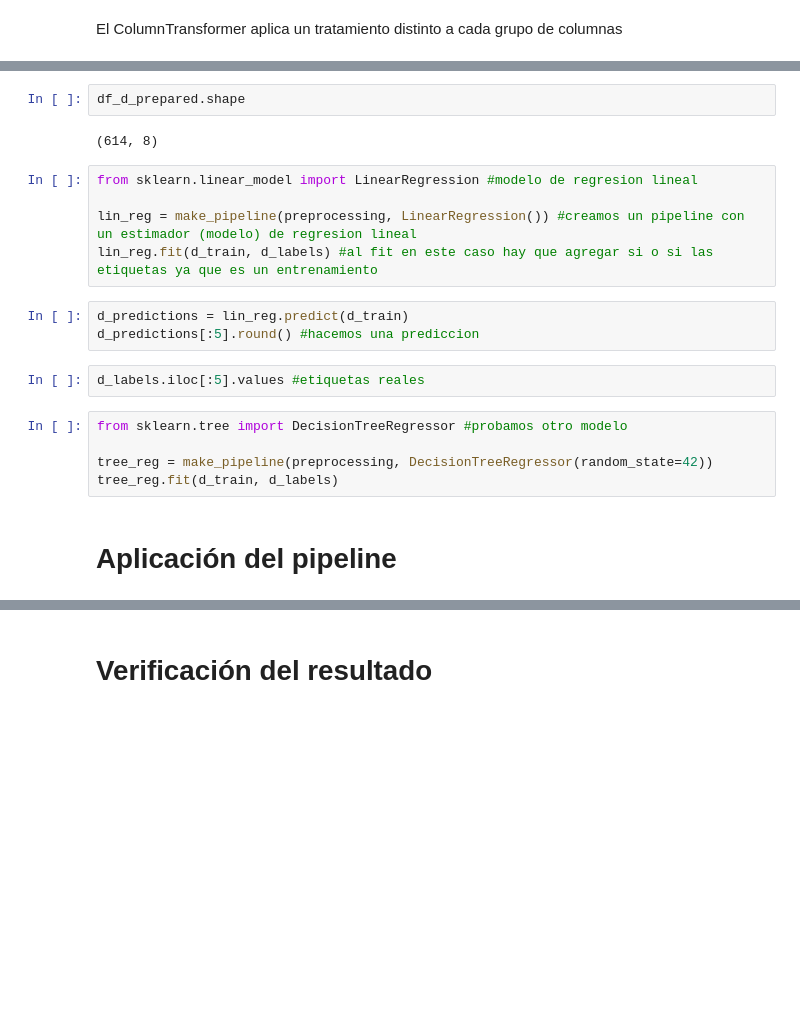
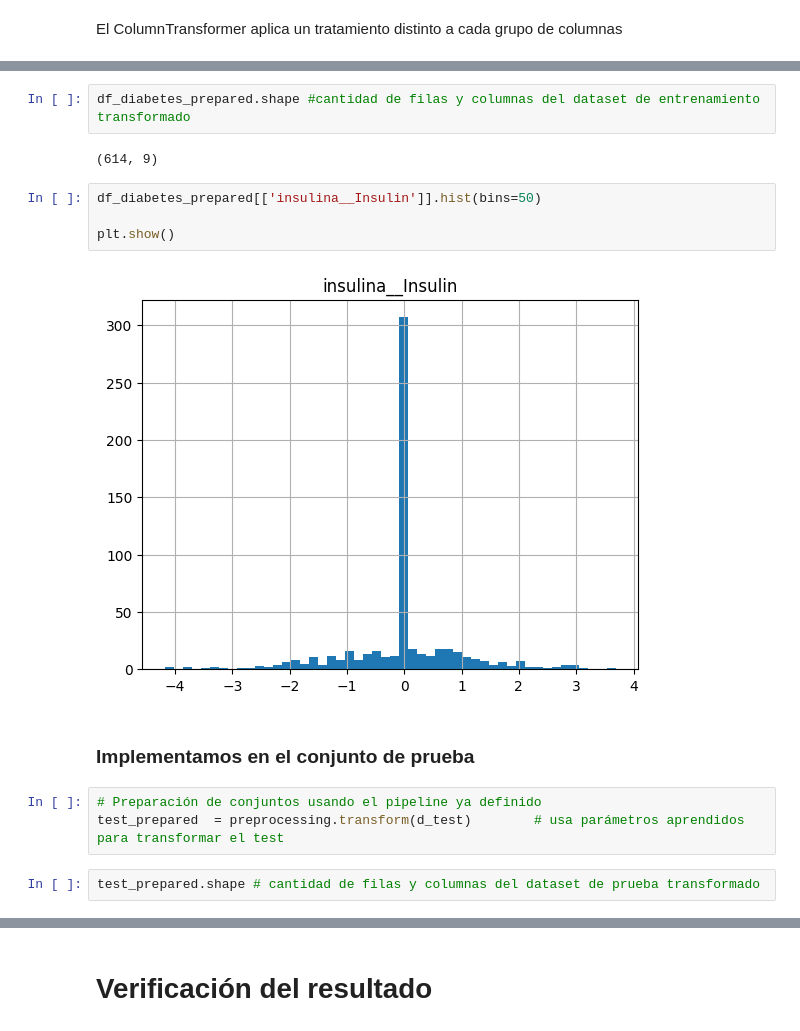
Before and after one commit to LuciaSaravia/Aprendizaje-Automatico, a Jupyter notebook: TP2_pipelines_grupo_5.ipynb, the cells around one changed output, grey strips where cells are left out. Drawn from its saved outputs; the diff is of its cells as text; blank space fills up the shorter version.

```diff
--- a/TP2_pipelines_grupo_5.ipynb
+++ b/TP2_pipelines_grupo_5.ipynb
@@ -241,21 +216,17 @@ df_d_prepared.head()
 # %%
-df_d_prepared.shape
+df_diabetes_prepared.shape #cantidad de filas y columnas del dataset de entrenamiento transformado
 # %% [output]
-(614, 8)
+(614, 9)
-# %%
-from sklearn.linear_model import LinearRegression #modelo de regresion lineal
-
-lin_reg = make_pipeline(preprocessing, LinearRegression()) #creamos un pipeline con un estimador (modelo) de regresion lineal
-lin_reg.fit(d_train, d_labels) #al fit en este caso hay que agregar si o si las etiquetas ya que es un entrenamiento
-# %%
-d_predictions = lin_reg.predict(d_train)
-d_predictions[:5].round() #hacemos una prediccion
-# %%
-d_labels.iloc[:5].values #etiquetas reales
-# %%
-from sklearn.tree import DecisionTreeRegressor #probamos otro modelo
-
-tree_reg = make_pipeline(preprocessing, DecisionTreeRegressor(random_state=42))
-tree_reg.fit(d_train, d_labels)
-# %% [markdown]
-# Aplicación del pipeline
+# %%
+df_diabetes_prepared[['insulina__Insulin']].hist(bins=50)
+
+plt.show()
+# %% [output]
+[figure, added]
+# %% [markdown]
+### Implementamos en el conjunto de prueba
+# %%
+# Preparación de conjuntos usando el pipeline ya definido
+test_prepared  = preprocessing.transform(d_test)        # usa parámetros aprendidos para transformar el test
+# %%
+test_prepared.shape # cantidad de filas y columnas del dataset de prueba transformado
```
Also changed, not shown: parts of 18 cells of this notebook.
